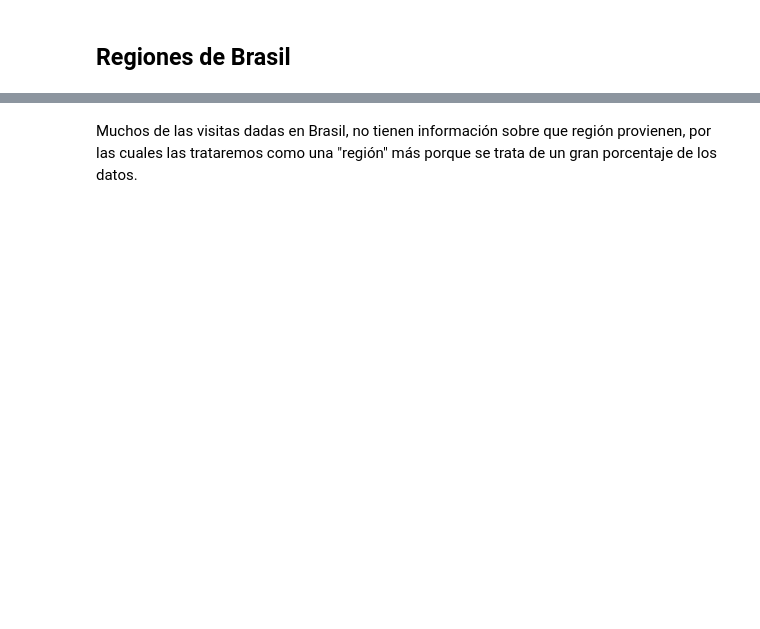
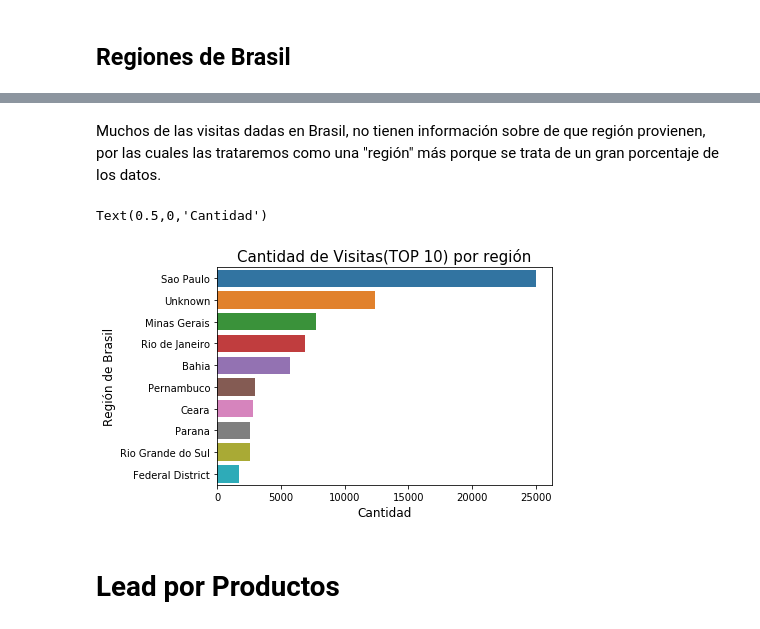
Before and after one commit to alepenaa94/TP1-Datos, a Jupyter notebook: Analisis- Fran.ipynb, the cells around one changed output, grey strips where cells are left out. Cells and saved outputs as stored; diff of their text form; code cells hidden in the pictures; blank space fills up the shorter version.

Commit message:
se agrega analisis de leads

```diff
--- a/Analisis- Fran.ipynb
+++ b/Analisis- Fran.ipynb
@@ -152,8 +150,13 @@ visitas_por_region.value_counts().head(10)
 # %% [markdown]
-Muchos de las visitas dadas en Brasil, no tienen información sobre que región provienen, por las cuales las trataremos como una "región" más porque se trata de un gran porcentaje de los datos.
+Muchos de las visitas dadas en Brasil, no tienen información sobre de que región provienen, por las cuales las trataremos como una "región" más porque se trata de un gran porcentaje de los datos.
 # %%
 grafico_visitas_regiones = sns.barplot(visitas_por_region.value_counts().head(10).values,visitas_por_region.value_counts().head(10).index)
-sns.color_palette("muted", n_colors=10)
+sns.color_palette("colorblind", n_colors=10)
 grafico_visitas_regiones.set_title("Cantidad de Visitas(TOP 10) por región",fontsize=15)
 grafico_visitas_regiones.set_ylabel("Región de Brasil",fontsize=12)
 grafico_visitas_regiones.set_xlabel("Cantidad",fontsize=12)
+# %% [output]
+Text(0.5,0,'Cantidad')
+[figure, added]
+# %% [markdown]
+# Lead por Productos
```
Also changed, not shown: parts of 19 cells of this notebook.
